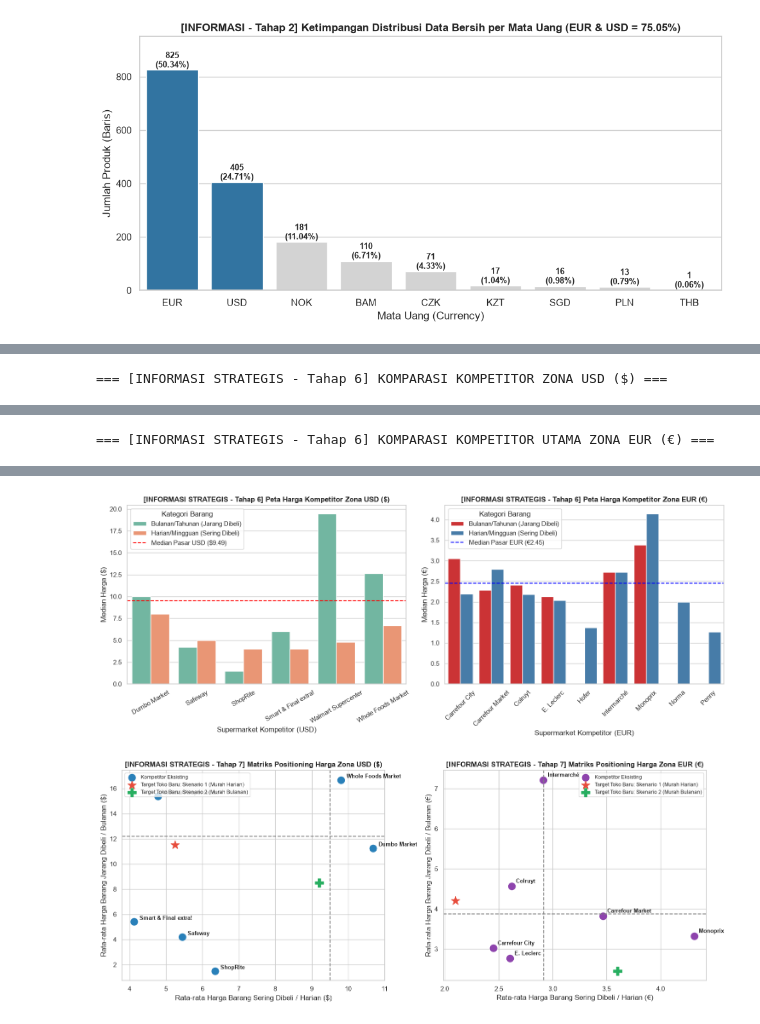
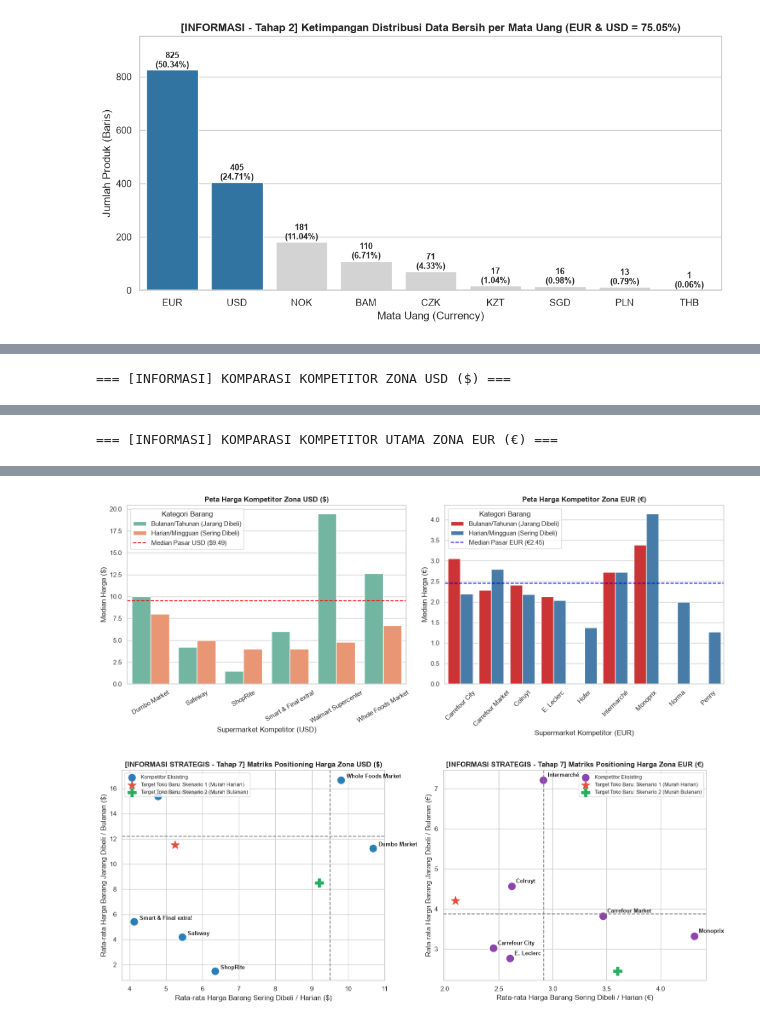
Before and after one commit to ZazkiaLutvi/Info-Strategy, a Jupyter notebook: Global-Retail/analisis/Analisis_Strategi_Harga_Supermarket_USD_EUR-v2.ipynb, the cells around one changed output, grey strips where cells are left out. Saved outputs shown, nothing was run; the diff lists cells and outputs as text; code cells hidden in the pictures.

```diff
--- a/Global-Retail/analisis/Analisis_Strategi_Harga_Supermarket_USD_EUR-v2.ipynb
+++ b/Global-Retail/analisis/Analisis_Strategi_Harga_Supermarket_USD_EUR-v2.ipynb
@@ -444,7 +444,7 @@ usd_comp = df_usd.pivot_table(
     values='price',
     aggfunc=['count', 'mean', 'median']
 ).round(2)
-print('=== [INFORMASI STRATEGIS - Tahap 6] KOMPARASI KOMPETITOR ZONA USD ($) ===')
+print('=== [INFORMASI] KOMPARASI KOMPETITOR ZONA USD ($) ===')
 display(usd_comp)
 
 top_eur_stores = df_eur['supermarket_name'].value_counts()[lambda x: x >= 8].index
@@ -454,7 +454,7 @@ eur_comp = df_eur[df_eur['supermarket_name'].isin(top_eur_stores)].pivot_table(
     values='price',
     aggfunc=['count', 'mean', 'median']
 ).round(2)
-print('\n=== [INFORMASI STRATEGIS - Tahap 6] KOMPARASI KOMPETITOR UTAMA ZONA EUR (€) ===')
+print('\n=== [INFORMASI] KOMPARASI KOMPETITOR UTAMA ZONA EUR (€) ===')
 display(eur_comp)
 
 # Visualisasi Bar Chart Komparasi Harga Median Kompetitor
@@ -462,7 +462,7 @@ fig, axes = plt.subplots(1, 2, figsize=(15, 6))
 usd_plot_df = df_usd.groupby(['supermarket_name', 'freq_category'])['price'].median().reset_index()
 sns.barplot(data=usd_plot_df, x='supermarket_name', y='price', hue='freq_category', palette='Set2', ax=axes[0])
 axes[0].axhline(df_usd['price'].median(), color='red', linestyle='--', label='Median Pasar USD ($9.49)')
-axes[0].set_title('[INFORMASI STRATEGIS - Tahap 6] Peta Harga Kompetitor Zona USD ($)', fontweight='bold')
+axes[0].set_title('Peta Harga Kompetitor Zona USD ($)', fontweight='bold')
 axes[0].set_xlabel('Supermarket Kompetitor (USD)')
 axes[0].set_ylabel('Median Harga ($)')
 axes[0].tick_params(axis='x', rotation=30)
@@ -471,39 +471,39 @@ axes[0].legend(title='Kategori Barang')
 eur_plot_df = df_eur[df_eur['supermarket_name'].isin(top_eur_stores)].groupby(['supermarket_name', 'freq_category'])['price'].median().reset_index()
 sns.barplot(data=eur_plot_df, x='supermarket_name', y='price', hue='freq_category', palette='Set1', ax=axes[1])
 axes[1].axhline(df_eur['price'].median(), color='blue', linestyle='--', label='Median Pasar EUR (€2.45)')
-axes[1].set_title('[INFORMASI STRATEGIS - Tahap 6] Peta Harga Kompetitor Zona EUR (€)', fontweight='bold')
+axes[1].set_title('Peta Harga Kompetitor Zona EUR (€)', fontweight='bold')
 axes[1].set_xlabel('Supermarket Kompetitor (EUR)')
 axes[1].set_ylabel('Median Harga (€)')
 axes[1].tick_params(axis='x', rotation=45)
 axes[1].legend(title='Kategori Barang')
 
 plt.tight_layout()
 plt.show()
 # %% [output]
-=== [INFORMASI STRATEGIS - Tahap 6] KOMPARASI KOMPETITOR ZONA USD ($) ===
+=== [INFORMASI] KOMPARASI KOMPETITOR ZONA USD ($) ===
 |  | count |  | mean |  | ... |
 | freq_category | Bulanan/Tahunan (Jarang Dibeli) | Harian/Mingguan (Sering Dibeli) | Bulanan/Tahunan (Jarang Dibeli) | Harian/Mingguan (Sering Dibeli) | ... |
 | supermarket_name |  |  |  |  | ... |
 | Dumbo Market | 153 | 135 | 11.26 | 10.68 | ... |
 | Safeway | 2 | 13 | 4.19 | 5.44 | ... |
 | ShopRite | 2 | 9 | 1.49 | 6.34 | ... |
 | Smart & Final extra! | 5 | 15 | 5.41 | 4.12 | ... |
 | Walmart Supercenter | 3 | 1 | 15.38 | 4.78 | ... |
 | Whole Foods Market | 46 | 21 | 16.67 | 9.81 | ... |
-=== [INFORMASI STRATEGIS - Tahap 6] KOMPARASI KOMPETITOR UTAMA ZONA EUR (€) ===
+=== [INFORMASI] KOMPARASI KOMPETITOR UTAMA ZONA EUR (€) ===
 |  | count |  | mean |  | ... |
 | freq_category | Bulanan/Tahunan (Jarang Dibeli) | Harian/Mingguan (Sering Dibeli) | Bulanan/Tahunan (Jarang Dibeli) | Harian/Mingguan (Sering Dibeli) | ... |
 | supermarket_name |  |  |  |  | ... |
 | Carrefour City | 6.0 | 46.0 | 3.02 | 2.45 | ... |
 | Carrefour Market | 64.0 | 138.0 | 3.83 | 3.47 | ... |
 | Colruyt | 36.0 | 115.0 | 4.57 | 2.62 | ... |
 | E. Leclerc | 41.0 | 172.0 | 2.77 | 2.61 | ... |
 | Hofer | NaN | 18.0 | NaN | 1.26 | ... |
 | Intermarché | 11.0 | 73.0 | 7.22 | 2.91 | ... |
 | Monoprix | 11.0 | 58.0 | 3.33 | 4.31 | ... |
 | Norma | NaN | 8.0 | NaN | 1.74 | ... |
 | Penny | NaN | 10.0 | NaN | 1.11 | ... |
-[figure, old version]
+[figure, new version]
 # %%
 # Visualisasi Matriks Kuadran Positioning Strategis (Scatter Plot 2D: Harga Harian vs Harga Bulanan + Target Toko Baru)
 fig, axes = plt.subplots(1, 2, figsize=(15, 6))
```
Also changed, not shown: parts of 5 cells of this notebook, 1 other file.
